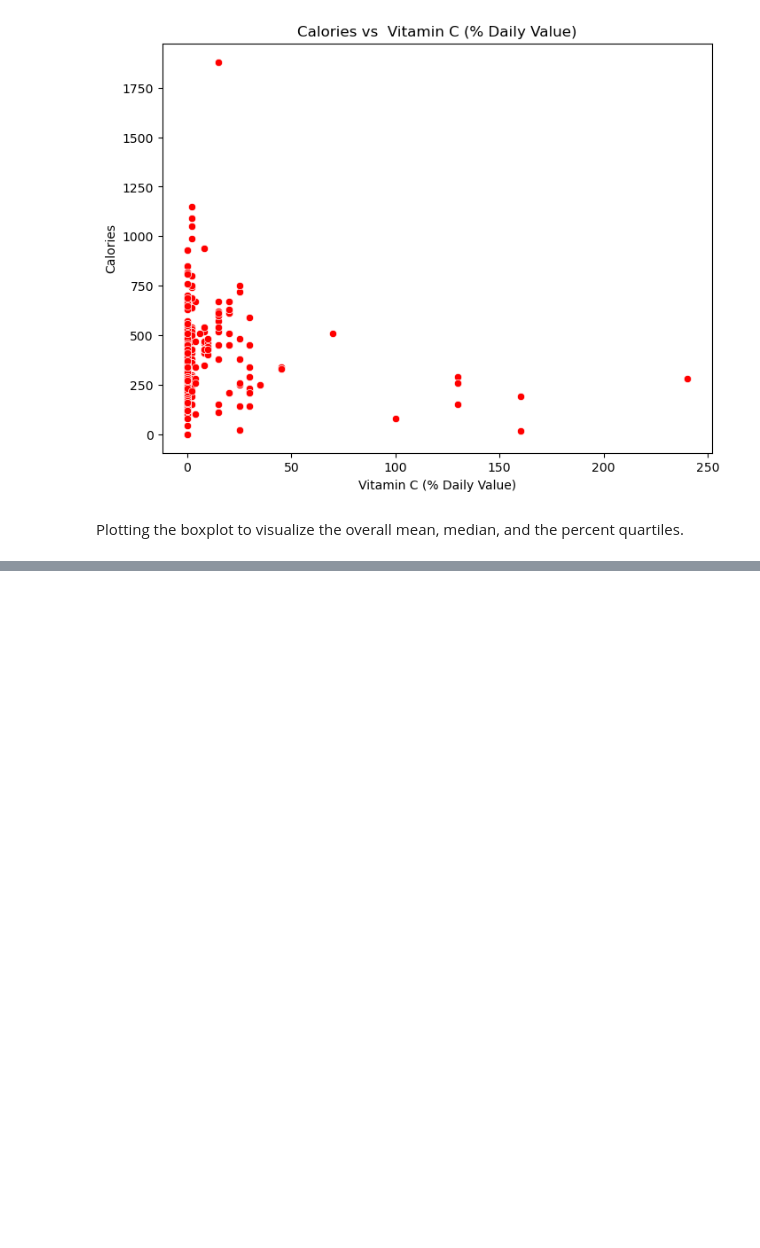
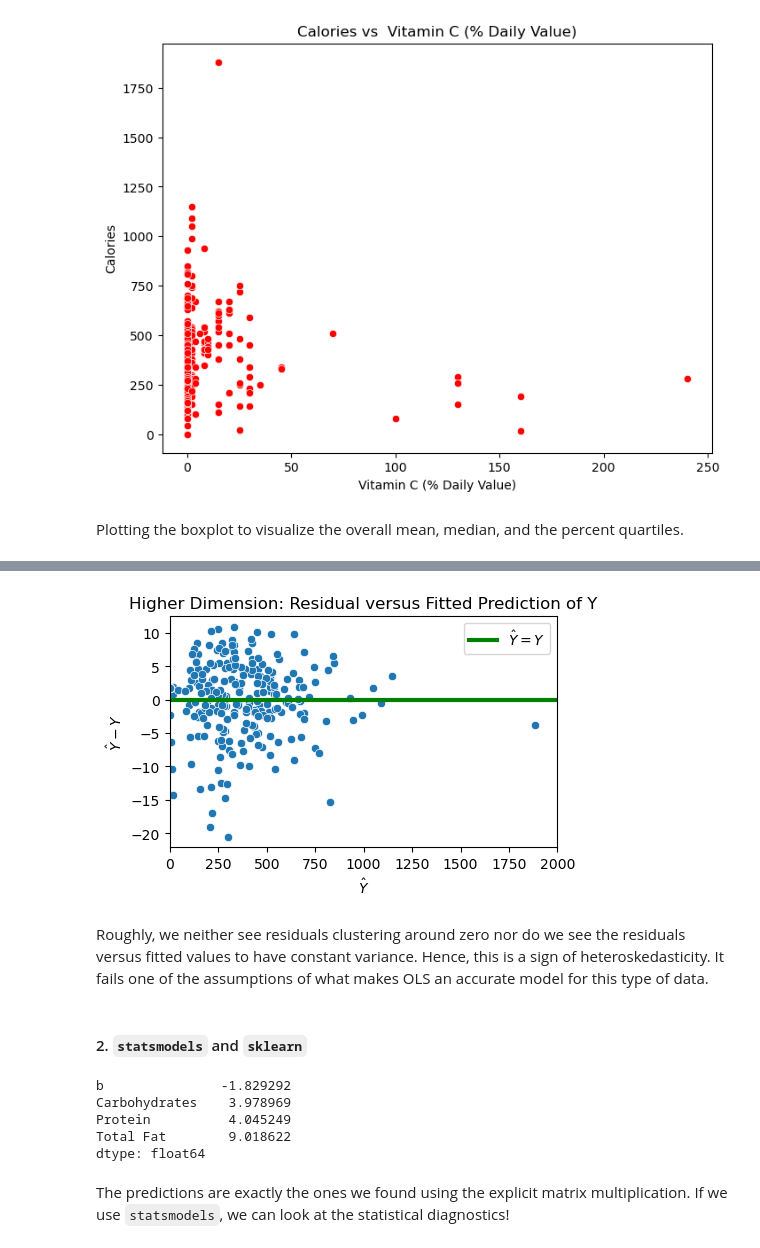
Before and after one commit to eemilycchen/A-Primer-On-ML-Models, a Jupyter notebook: linear_and_logistic_regression.ipynb, the cells around one changed output, grey strips where cells are left out. Saved outputs shown, nothing was run; the diff lists cells and outputs as text; code cells hidden in the pictures; blank space fills up the shorter version.

Commit message:
linear regression: closed form solution, statsmodel, scikit-learn, deriving sgd

```diff
--- a/linear_and_logistic_regression.ipynb
+++ b/linear_and_logistic_regression.ipynb
@@ -100,0 +313,4 @@ sns.boxplot(x=mcdonald_numeric['Vitamin C (% Daily Value)'],color='red')
+# %%
+X = mcdonald_menu[['Carbohydrates', 'Protein', 'Total Fat']]
+X.insert(0, 'b', 1)
+X
@@ -100,0 +331,3 @@ sns.boxplot(x=mcdonald_numeric['Vitamin C (% Daily Value)'],color='red')
+# %%
+Y = mcdonald_menu[['Calories']]
+Y
@@ -100,0 +350,7 @@ sns.boxplot(x=mcdonald_numeric['Vitamin C (% Daily Value)'],color='red')
+# %%
+def solve_parameters_closed_form(X, Y):
+    return inv(X.T @ X) @ X.T @ Y
+
+print(X.shape)
+print(len(Y))
+solve_parameters_closed_form(X.to_numpy(), Y.to_numpy())
@@ -100,0 +391,3 @@ sns.boxplot(x=mcdonald_numeric['Vitamin C (% Daily Value)'],color='red')
+# %%
+Y_hat = X @ solve_parameters_closed_form(X.to_numpy(), Y.to_numpy())
+Y_hat
@@ -100,0 +408,29 @@ sns.boxplot(x=mcdonald_numeric['Vitamin C (% Daily Value)'],color='red')
+# %%
+sns.scatterplot(x = Y_hat.values.flatten(), y = (Y.to_numpy() - Y_hat).values.flatten())
+
+sns.lineplot(x=[-1, 2000], y=[0,0], label="$\hat{Y}=Y$", color = 'green', linewidth = 3)
+plt.xlabel("$\hat{Y}$")
+plt.ylabel("$\hat{Y} - Y$")
+plt.xlim([0, 2000])
+plt.title("Higher Dimension: Residual versus Fitted Prediction of Y")
+plt.show()
+# %% [output]
+[figure, added]
+# %% [markdown]
+Roughly, we neither see residuals clustering around zero nor do we see the residuals versus fitted values to have constant variance. Hence, this is a sign of heteroskedasticity. It fails one of the assumptions of what makes OLS an accurate model for this type of data.
+# %% [markdown]
+#### 2. `statsmodels` and `sklearn`
+# %%
+import statsmodels.api as sm
+import statsmodels.formula.api as smf
+model = sm.OLS(Y,X)
+results = model.fit()
+results.params
+# %% [output]
+b               -1.829292
+Carbohydrates    3.978969
+Protein          4.045249
+Total Fat        9.018622
+dtype: float64
+# %% [markdown]
+The predictions are exactly the ones we found using the explicit matrix multiplication. If we use `statsmodels`, we can look at the statistical diagnostics!
```
Also changed, not shown: parts of 31 cells of this notebook.
